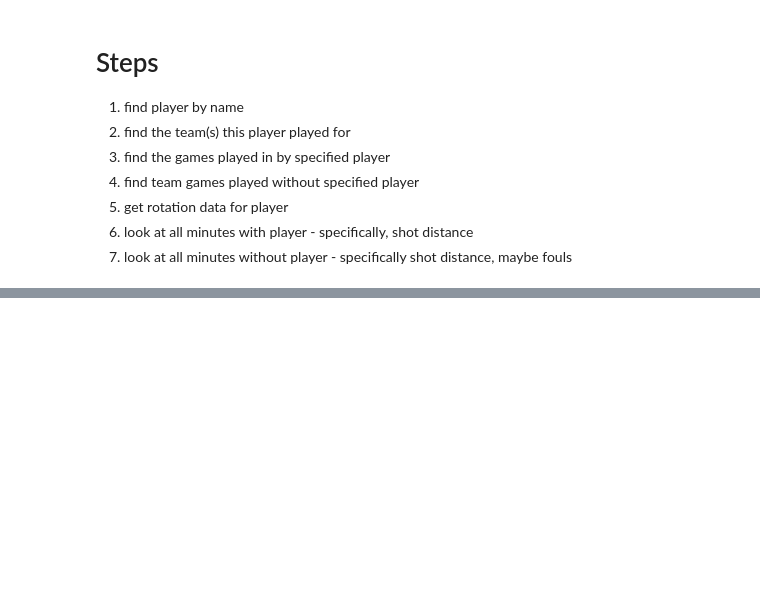
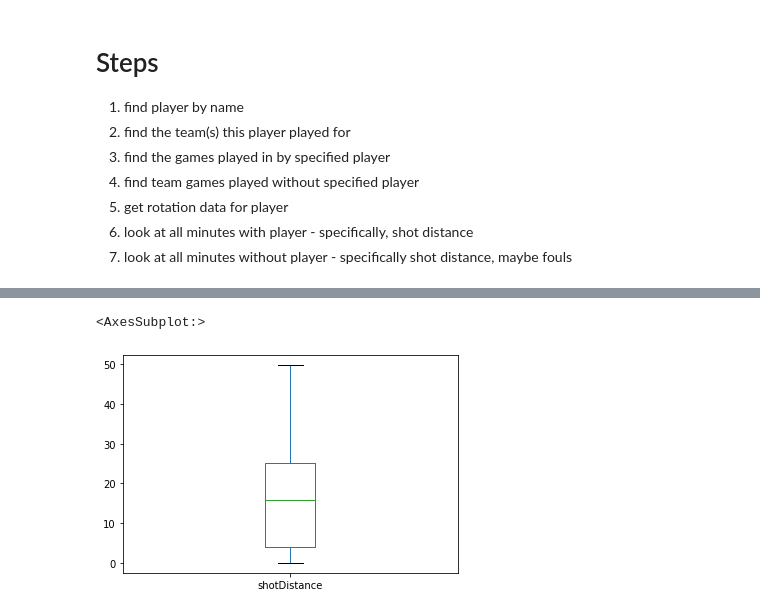
Before and after one commit to SpecCRA/nba_defenders_and_shot_distance, a Jupyter notebook: notebooks/eda.ipynb, the cells around one changed output, grey strips where cells are left out. Drawn from its saved outputs; the diff is of its cells as text; code cells hidden in the pictures; blank space fills up the shorter version.

```diff
--- a/notebooks/eda.ipynb
+++ b/notebooks/eda.ipynb
@@ -401,0 +283,18 @@ test_pbp_wo_player
+# %%
+def round_to_int(pbp):
+    pbp['roundedShotDistance'] = pbp['shotDistance'].round().astype(int)
+    return pbp
+# %%
+# remove garbage time from pbp
+# conditions: under 8 minutes in 4th quarter, lead is 20 points one way
+# risk: removed incredible comebacks
+# remove any actions that do not include a shot
+eight_mins_left = 8 * 60
+pbp = (pbp[
+        ~((pbp['period'] == 4) & (pbp['time'] >= eight_mins_left) & (pbp['abScoreMargin'] >= 20))
+    ]
+       .dropna(subset=['shotDistance'])
+       .query('shotDistance <= 50')
+       .pipe(round_to_int))
+
+pbp.sample(5)
@@ -401,0 +433,5 @@ test_pbp_wo_player
+# %%
+pbp_w_player['shotDistance'].plot.box()
+# %% [output]
+<AxesSubplot:>
+[figure, added]
```
Also changed, not shown: parts of 60 cells of this notebook, 6 other files.
